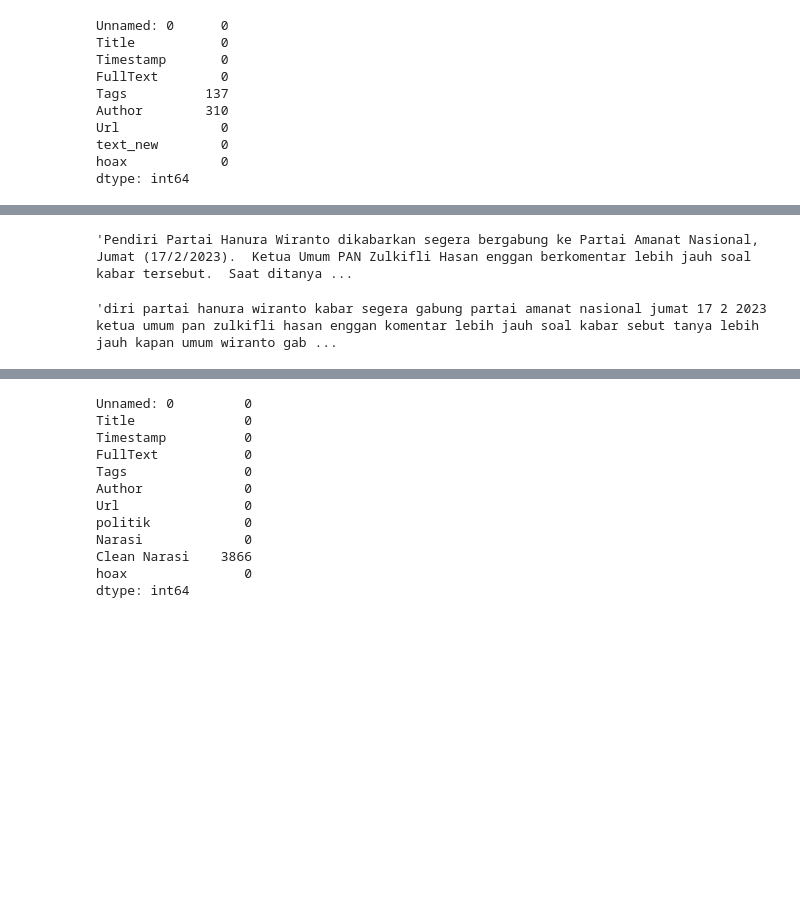
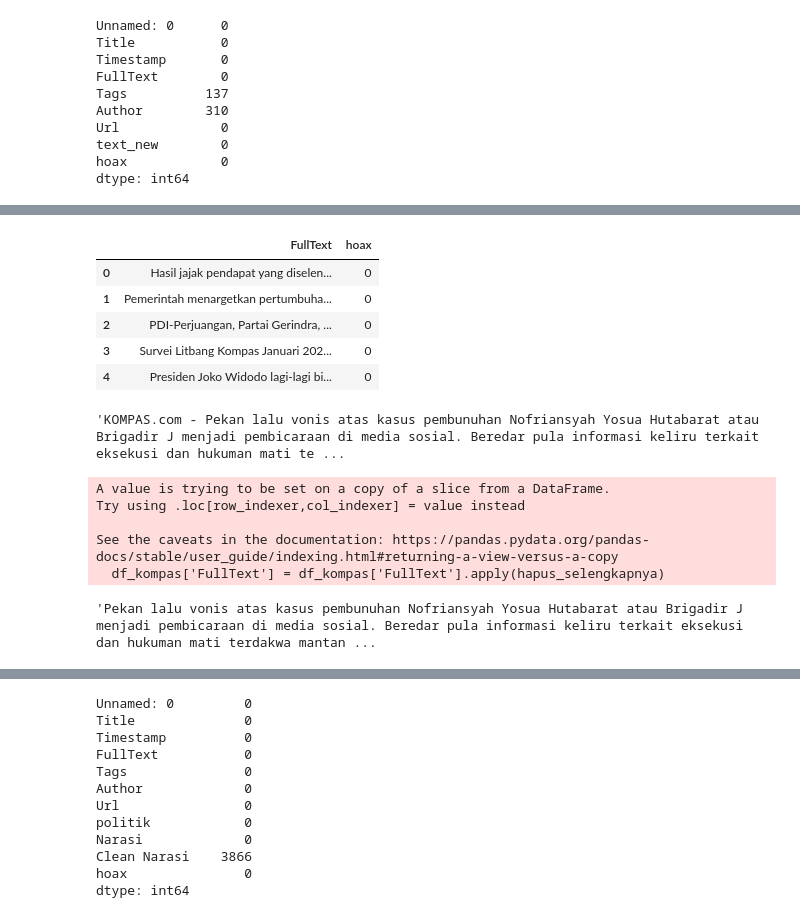
Before and after one commit to bintanggg11/machine-learning-for-fake-news, a Jupyter notebook: Preprocessing.ipynb, the cells around one changed output, grey strips where cells are left out. Cells and saved outputs as stored; diff of their text form; code cells hidden in the pictures; blank space fills up the shorter version.

```diff
--- a/Preprocessing.ipynb
+++ b/Preprocessing.ipynb
@@ -19,22 +37,39 @@ dtype: int64
+# %%
+df_kompas = df_kompas[['FullText', 'hoax']]
+# %%
+df_kompas.iloc[0:5]
+# %% [output]
+|  | FullText | hoax |
+| 0 | Hasil jajak pendapat yang diselen... | 0 |
+| 1 | Pemerintah menargetkan pertumbuha... | 0 |
+| 2 | PDI-Perjuangan, Partai Gerindra, ... | 0 |
+| 3 | Survei Litbang Kompas Januari 202... | 0 |
+| 4 | Presiden Joko Widodo lagi-lagi bi... | 0 |
 # %%
-df_kompas['FullText'].iloc[18]
+df_kompas['FullText'].iloc[9]
 # %% [output]
-'Pendiri Partai Hanura Wiranto dikabarkan segera bergabung ke Partai Amanat Nasional, Jumat (17/2/2023).  Ketua Umum PAN Zulkifli Hasan enggan berkomentar lebih jauh soal kabar tersebut.  Saat ditanya ...
+'KOMPAS.com - Pekan lalu vonis atas kasus pembunuhan Nofriansyah Yosua Hutabarat atau Brigadir J menjadi pembicaraan di media sosial. Beredar pula informasi keliru terkait eksekusi dan hukuman mati te ...
 # %%
 import re
 
 def hapus_selengkapnya(teks):
     if isinstance(teks, str):
-        return re.sub(r'Simak selengkapnya dalam video berikut.*', '', teks)
-    else:
-        return teks
+        teks = re.sub(r'Simak (selengkapnya|informasinya) dalam video berikut.*', '', teks)
+        teks = teks.replace("KOMPAS.com - ", "")
+    return teks
 
 # Terapkan fungsi pada dataframe
 df_kompas['FullText'] = df_kompas['FullText'].apply(hapus_selengkapnya)
+# %% [output]
+A value is trying to be set on a copy of a slice from a DataFrame.
+Try using .loc[row_indexer,col_indexer] = value instead
+
+See the caveats in the documentation: https://pandas.pydata.org/pandas-docs/stable/user_guide/indexing.html#returning-a-view-versus-a-copy
+  df_kompas['FullText'] = df_kompas['FullText'].apply(hapus_selengkapnya)
 # %%
-df_kompas['FullText'].iloc[18]
+df_kompas['FullText'].iloc[9]
 # %% [output]
-'diri partai hanura wiranto kabar segera gabung partai amanat nasional jumat 17 2 2023 ketua umum pan zulkifli hasan enggan komentar lebih jauh soal kabar sebut tanya lebih jauh kapan umum wiranto gab ...
+'Pekan lalu vonis atas kasus pembunuhan Nofriansyah Yosua Hutabarat atau Brigadir J menjadi pembicaraan di media sosial. Beredar pula informasi keliru terkait eksekusi dan hukuman mati terdakwa mantan ...
 # %%
 def wardrop(text):
 
```
Also changed, not shown: parts of 25 cells of this notebook, 4 other files.
